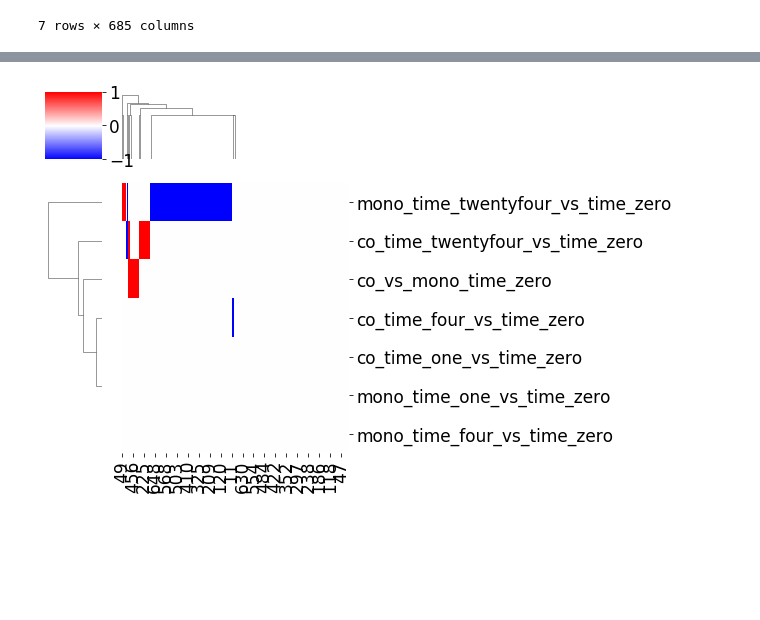
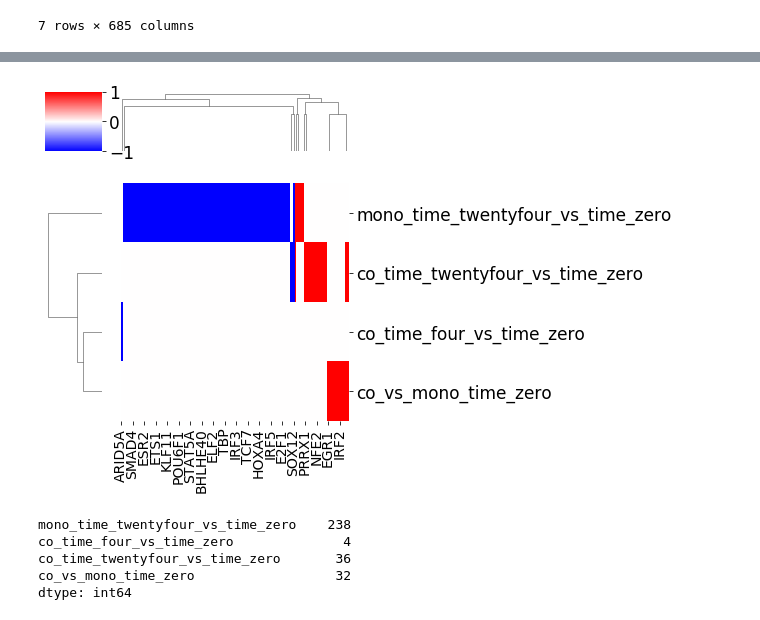
Before and after one commit to adelomana/cdi, a Jupyter notebook: differential_regulon/differential_regulon_activity_analysis.ipynb, the cells around one changed output, grey strips where cells are left out. Saved outputs shown, nothing was run; the diff lists cells and outputs as text; code cells hidden in the pictures; blank space fills up the shorter version.

Commit message:
update on regulon activity clustering

```diff
--- a/differential_regulon/differential_regulon_activity_analysis.ipynb
+++ b/differential_regulon/differential_regulon_activity_analysis.ipynb
@@ -194,3 +195,0 @@ matplotlib.pyplot.tight_layout()
-# %%
-iris = seaborn.load_dataset("iris")
-iris
@@ -225,3 +214,22 @@ df
 | co_time_twentyfour_vs_time_zero | 1 | 0 | 0 | 1 | 0 | 1 | 0 | 1 | 0 | 1 | ... | ... |
 | co_vs_mono_time_zero | 0 | 0 | 0 | 0 | 0 | 0 | 0 | 0 | 0 | 0 | ... | ... |
 7 rows × 685 columns
+# %%
+# update column names to TF gene names
+column_map = {}
+for i in range(len(differential_regulons)):
+    TF_id = differential_regulons[i][1]
+    gene_name = release.gene_by_id(TF_id).name
+    column_map[i] = gene_name
+df.rename(columns=column_map, inplace=True)
+# %%
+# remove empty columns
+differential_regulons = df.isin([0]).sum(axis=0) < df.shape[0] # remove if the number of zeros is the same as the size of the column
+selected = []
+a=differential_regulons.to_list()
+for i in range(len(a)):
+    if a[i] == True:
+        selected.append(i)
+
+simplyfied_df = df.iloc[:, selected]
+simplyfied_df.head()
@@ -227,0 +257,4 @@ df
+# %%
+# remove empty rows
+df = simplyfied_df[abs(simplyfied_df.sum(axis=1)) > 1]
+df.head()
@@ -228,6 +268,6 @@ df
 # %%
-seaborn.clustermap(df, cmap="bwr", vmin=-1, vmax=1, figsize=(9, 6))
-matplotlib.pyplot.xticks(fontsize=9)
+g = seaborn.clustermap(df, cmap="bwr", vmin=-1, vmax=1, figsize=(9, 6))
+g.ax_heatmap.set_xticklabels(g.ax_heatmap.get_xmajorticklabels(), fontsize = 14)
 matplotlib.pyplot.tight_layout()
 # %% [output]
-[figure, old version]
+[figure, new version]
@@ -235,0 +276,8 @@ matplotlib.pyplot.tight_layout()
+# %%
+abs(df.sum(axis=1))
+# %% [output]
+mono_time_twentyfour_vs_time_zero    238
+co_time_four_vs_time_zero              4
+co_time_twentyfour_vs_time_zero       36
+co_vs_mono_time_zero                  32
+dtype: int64
```
Also changed, not shown: parts of 15 cells of this notebook.
